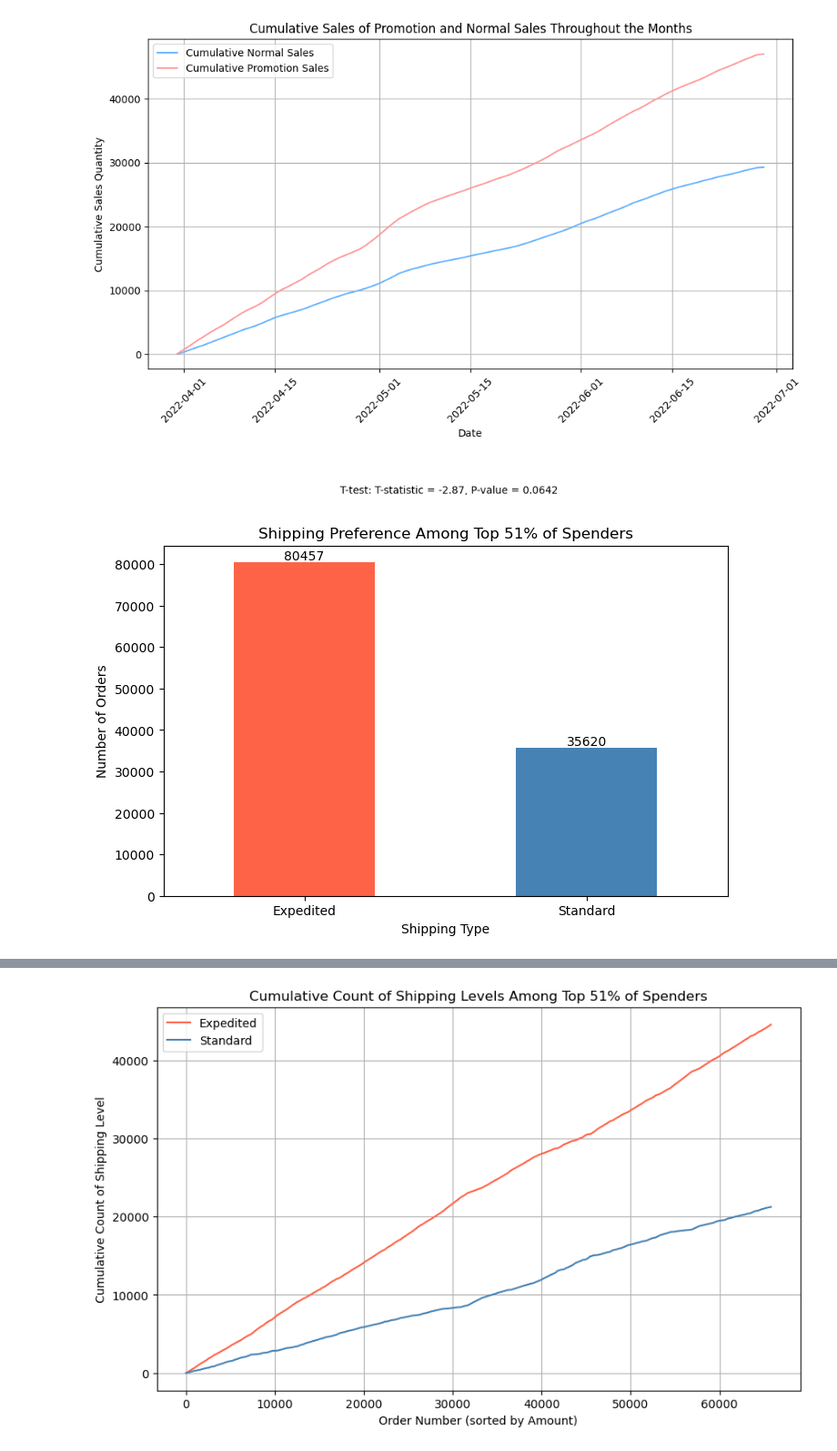
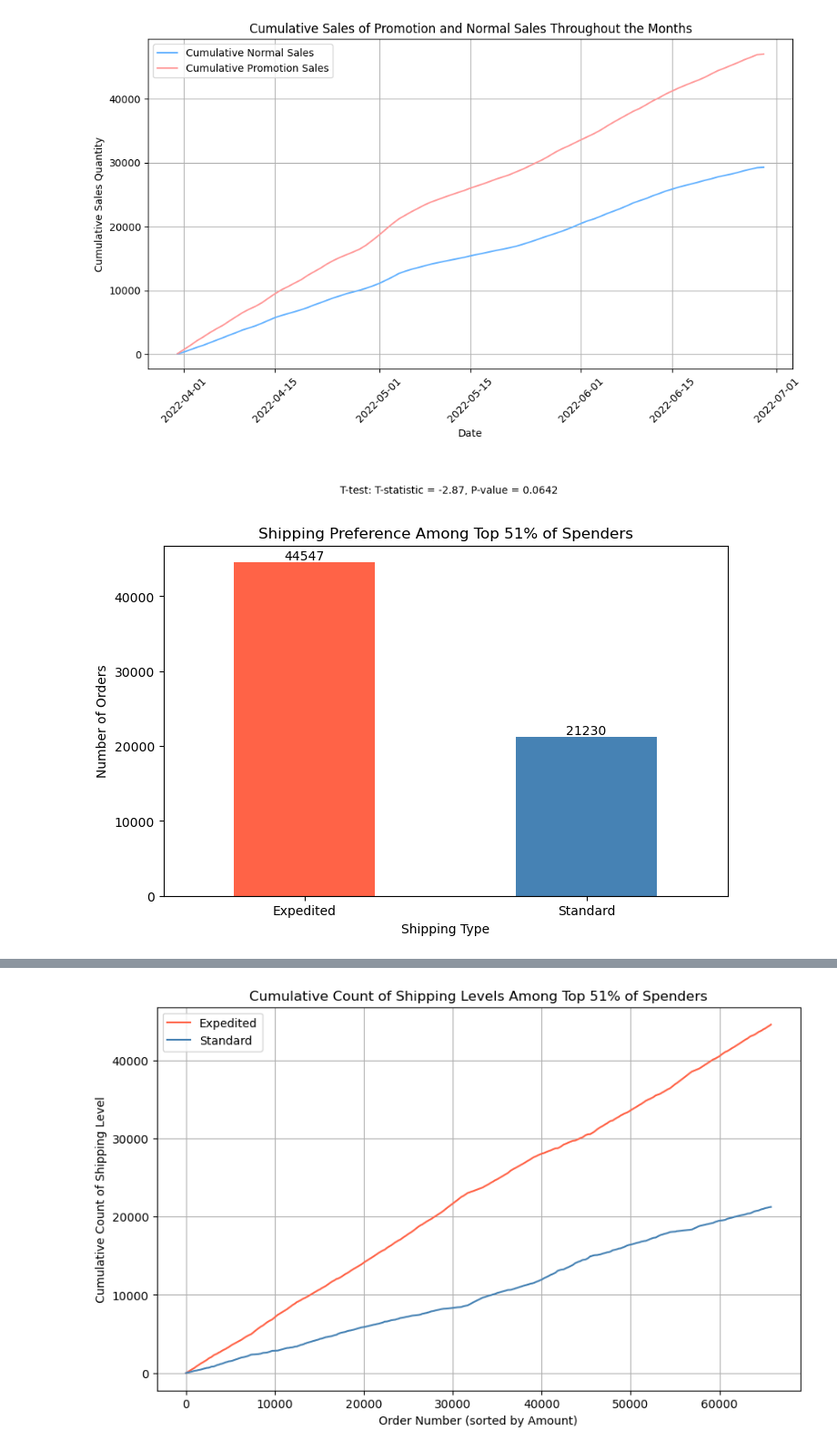
Before and after one commit to JustynLim/Big-Data-Analysis, a Jupyter notebook: Analysis.ipynb, the cells around one changed output, grey strips where cells are left out. Shown at 91% size. Saved outputs shown, nothing was run; the diff lists cells and outputs as text; code cells hidden in the pictures.

```diff
--- a/Analysis.ipynb
+++ b/Analysis.ipynb
@@ -445,35 +445,35 @@ import pandas as pd
 import matplotlib.pyplot as plt
 
 # Load and filter the dataset
 file_path = 'Amazon Sale Report.csv'
 data = pd.read_csv(file_path, low_memory=False)
 filtered_data = data[data['ship-service-level'].isin(['Expedited', 'Standard'])]
 
 # Sort by amount spent in descending order
 sorted_data = filtered_data.sort_values(by='Amount', ascending=False)
 
 # Determine the index cutoff for the top 51%
-cutoff_index = int(len(sorted_data) * 0.90)
+cutoff_index = int(len(sorted_data) * 0.51)
 top_51_data = sorted_data.iloc[:cutoff_index]
 
 # Count shipping preferences among the top 51%
 shipping_preference_counts = top_51_data['ship-service-level'].value_counts()
 
 # Plot the bar chart
 plt.figure(figsize=(8, 5))
 bars = shipping_preference_counts.plot(kind='bar', color=['#FF6347', '#4682B4'])
 plt.title("Shipping Preference Among Top 51% of Spenders")
 plt.xlabel("Shipping Type")
 plt.ylabel("Number of Orders")
 plt.xticks(rotation=0)
 
 # Annotate bars with the actual counts
 for index, value in enumerate(shipping_preference_counts):
     plt.text(index, value + 1, str(value), ha='center', va='bottom')
 
 plt.show()
 # %% [output]
-[figure, old version]
+[figure, new version]
 # %%
 import seaborn as sns
 import pandas as pd
```
Also changed, not shown: parts of 1 cell of this notebook.
